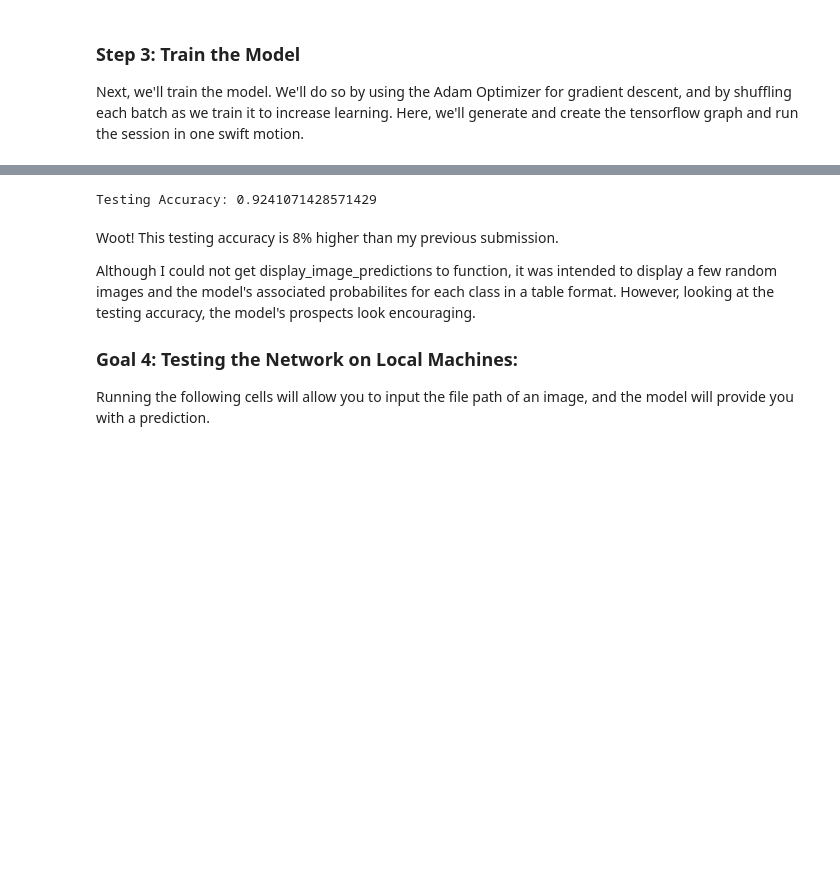
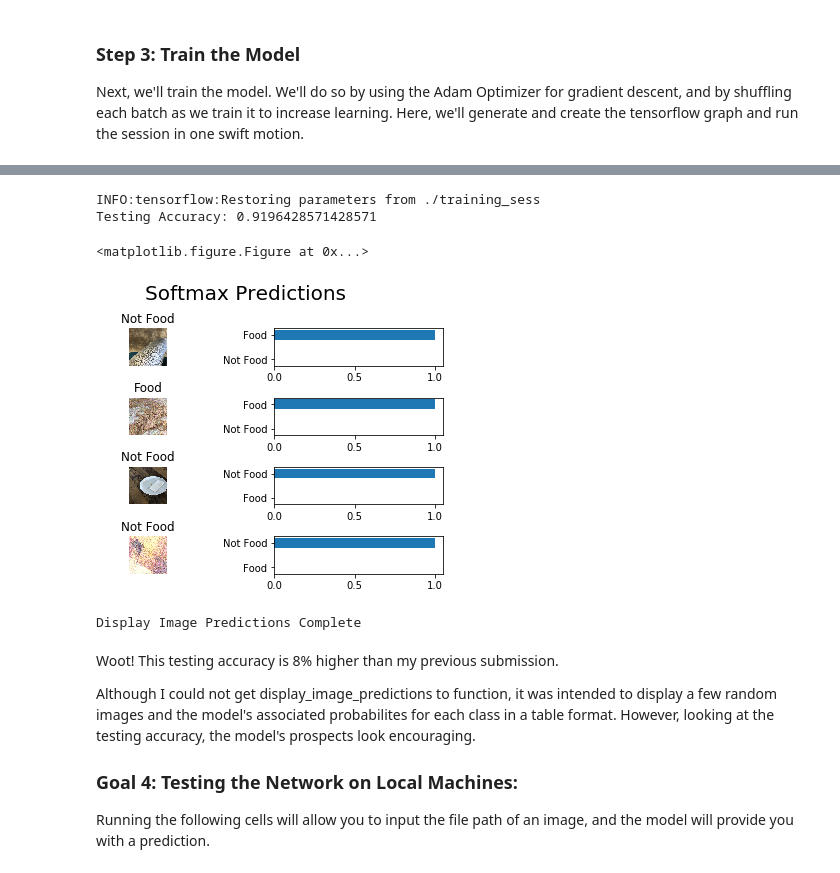
Before and after one commit to SrahSrah/Passio-Coding-Challenge, a Jupyter notebook: Passio Coding Challenge.ipynb, the cells around one changed output, grey strips where cells are left out. Cells and saved outputs as stored; diff of their text form; code cells hidden in the pictures; blank space fills up the shorter version.

```diff
--- a/Passio Coding Challenge.ipynb
+++ b/Passio Coding Challenge.ipynb
@@ -597,14 +617,48 @@ We will test the model using our test_images and test_labels data. We will do th
+# %%
+from sklearn.preprocessing import LabelBinarizer
+plt.clf()
+
+def display_image_predictions(imagez, labelz, predictions):
+    n_classes = 2
+    label_names = ["Not Food", "Food"]
+    label_binarizer = LabelBinarizer()
+    label_binarizer.fit(range(n_classes))
+    label_ids = label_binarizer.inverse_transform(np.array(labelz))
+
+    fig, axies = plt.subplots(nrows=4, ncols=2)
+    fig.tight_layout()
+    fig.suptitle('Softmax Predictions', fontsize=20, y=1.1)
+
+    n_predictions = 2
+    margin = 0.05
+    ind = np.arange(n_predictions)
+    width = (1. - 2. * margin) / n_predictions
+
+    for image_i, (img, label_id, pred_indicies, pred_values) in enumerate(zip(imagez, label_ids, predictions.indices, predictions.values)):
+        pred_names = [label_names[pred_i] for pred_i in pred_indicies]
+        correct_name = label_names[label_id]
+
+        RGB_img = img[:,:,::-1]
+        axies[image_i][0].imshow(RGB_img)
+        axies[image_i][0].set_title(correct_name)
+        axies[image_i][0].set_axis_off()
+        axies[image_i][1].barh(ind + margin, pred_values[::-1], [.4,.4])
+        axies[image_i][1].set_yticks(ind + margin)
+        axies[image_i][1].set_yticklabels(pred_names[::-1])
+        axies[image_i][1].set_xticks([0, 0.5, 1.0])
+
+    plt.show()
+    print("Display Image Predictions Complete")
 # %%
 save_model_path = "./training_sess"
 n_samples = 4
-top_n_predictions = 3
+top_n_predictions = 2
 
 def test_model():
     """
     Test the saved model against the test dataset
     """
 
-    #test_images, test_labels = pickle.load(open('preprocess_test.p', mode='rb'))
     loaded_graph = tf.Graph()
 
     with tf.Session(graph=loaded_graph) as sess:
@@ -622,34 +676,39 @@ def test_model():
         # Get accuracy in batches for memory limitations
         test_batch_acc_total = 0
         test_batch_count = 0
 
         for test_image_batch, test_label_batch, test_path_batch in get_mini_batches(batch_size, test_images, test_labels, test_paths):
 
             transposed_images = np.array(test_image_batch).transpose(0, 3, 1, 2)
 
             test_batch_acc_total += sess.run(
                 loaded_acc,
                 feed_dict={loaded_x: transposed_images, loaded_y: test_label_batch, loaded_keep_prob: 1.0})
             test_batch_count += 1
 
         print('Testing Accuracy: {}\n'.format(test_batch_acc_total/test_batch_count))
 
         # Print Random Samples
         random_test_images, random_test_labels = tuple(zip(*random.sample(list(zip(test_images, test_labels)), n_samples)))
 
 
         transposed_images = np.array(test_image_batch).transpose(0, 3, 1, 2)
 
 
 
         random_test_predictions = sess.run(
             tf.nn.top_k(tf.nn.softmax(loaded_logits), 2),
             feed_dict={loaded_x: transposed_images, loaded_y: random_test_labels, loaded_keep_prob: 1.0})
+        display_image_predictions(random_test_images, random_test_labels, random_test_predictions)
 
 
 test_model()
 # %% [output]
-Testing Accuracy: 0.9241071428571429
+INFO:tensorflow:Restoring parameters from ./training_sess
+Testing Accuracy: 0.9196428571428571
+<matplotlib.figure.Figure at 0x...>
+[figure, added]
+Display Image Predictions Complete
 # %% [markdown]
 Woot! This testing accuracy is 8% higher than my previous submission.
 
```
Also changed, not shown: parts of 17 cells of this notebook.
